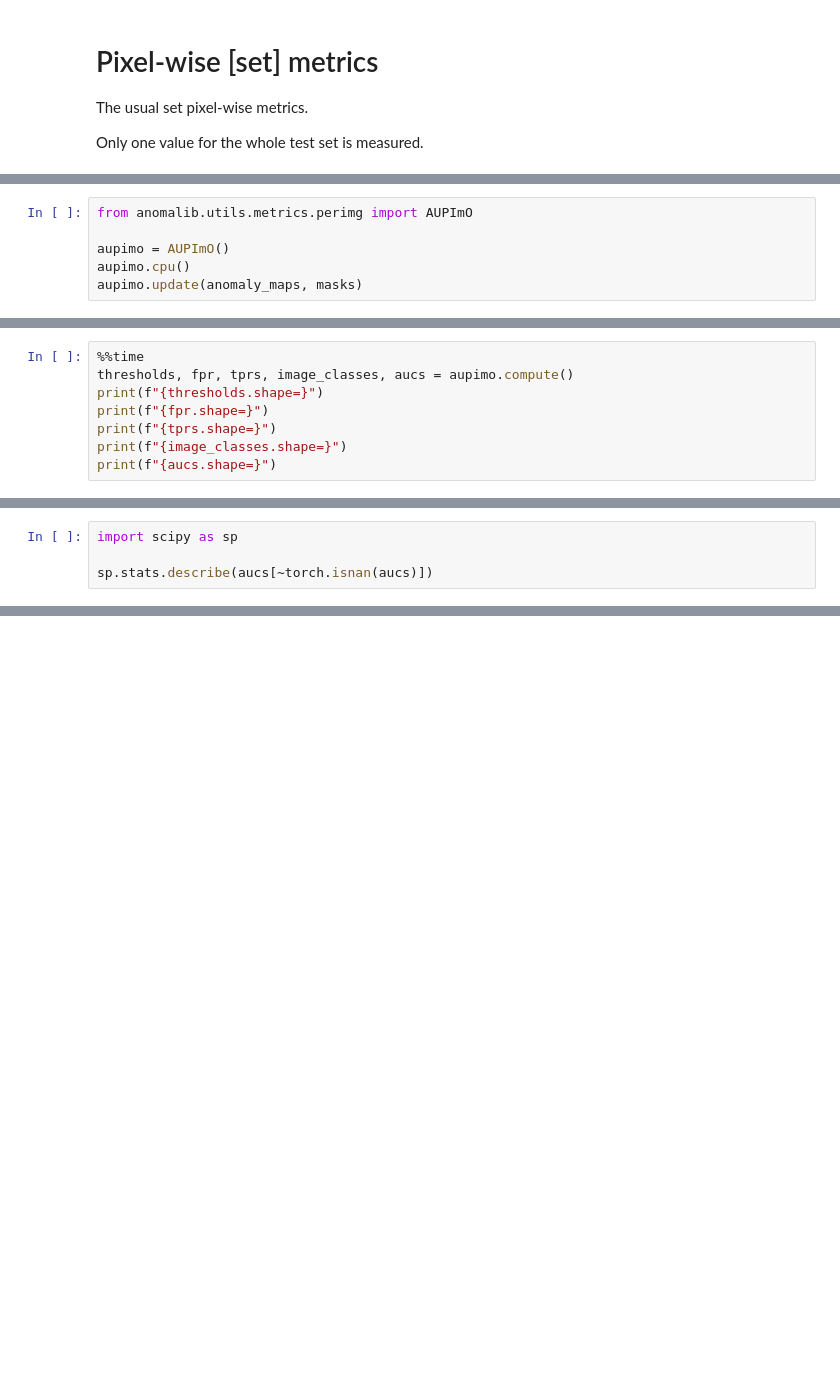
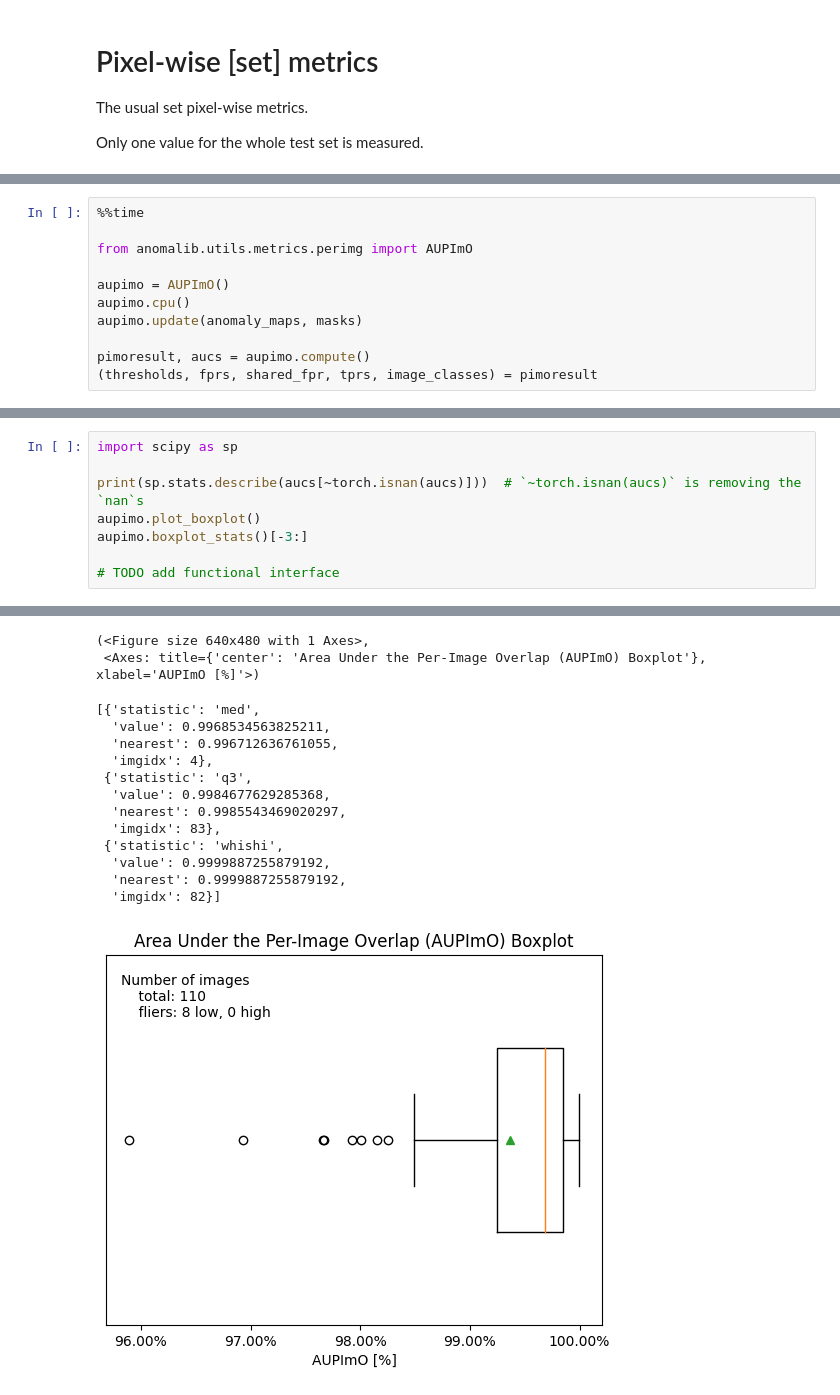
Before and after one commit to jpcbertoldo/anomalib, a Jupyter notebook: notebooks/500_use_cases/502_perimg_metrics.ipynb, the cells around one changed output, grey strips where cells are left out. Saved outputs shown, nothing was run; the diff lists cells and outputs as text; blank space fills up the shorter version.

```diff
--- a/notebooks/500_use_cases/502_perimg_metrics.ipynb
+++ b/notebooks/500_use_cases/502_perimg_metrics.ipynb
@@ -173,6 +203,11 @@ AUPR()=0.5191586017608643
 # %%
+%%time
+
 from anomalib.utils.metrics.perimg import AUPImO
 
 aupimo = AUPImO()
 aupimo.cpu()
 aupimo.update(anomaly_maps, masks)
+
+pimoresult, aucs = aupimo.compute()
+(thresholds, fprs, shared_fpr, tprs, image_classes) = pimoresult
@@ -185,8 +262,0 @@ The Y-axis is the overlap between the binary predicted mask and the ground truth
-# %%
-%%time
-thresholds, fpr, tprs, image_classes, aucs = aupimo.compute()
-print(f"{thresholds.shape=}")
-print(f"{fpr.shape=}")
-print(f"{tprs.shape=}")
-print(f"{image_classes.shape=}")
-print(f"{aucs.shape=}")
@@ -241,5 +306,9 @@ One can now analyze the destribution of this True Posivity metric across images:
 # %%
 import scipy as sp
 
-sp.stats.describe(aucs[~torch.isnan(aucs)])
+print(sp.stats.describe(aucs[~torch.isnan(aucs)]))  # `~torch.isnan(aucs)` is removing the `nan`s
+aupimo.plot_boxplot()
+aupimo.boxplot_stats()[-3:]
+
+# TODO add functional interface
 # %% [output]
@@ -246,0 +316,15 @@ DescribeResult(nobs=70, minmax=(0.9623035182593004, 0.9999242237636021), mean=0.
+(<Figure size 640x480 with 1 Axes>,
+ <Axes: title={'center': 'Area Under the Per-Image Overlap (AUPImO) Boxplot'}, xlabel='AUPImO [%]'>)
+[{'statistic': 'med',
+  'value': 0.9968534563825211,
+  'nearest': 0.996712636761055,
+  'imgidx': 4},
+ {'statistic': 'q3',
+  'value': 0.9984677629285368,
+  'nearest': 0.9985543469020297,
+  'imgidx': 83},
+ {'statistic': 'whishi',
+  'value': 0.9999887255879192,
+  'nearest': 0.9999887255879192,
+  'imgidx': 82}]
+[figure, added]
```
Also changed, not shown: parts of 45 cells of this notebook, 1 other file.
